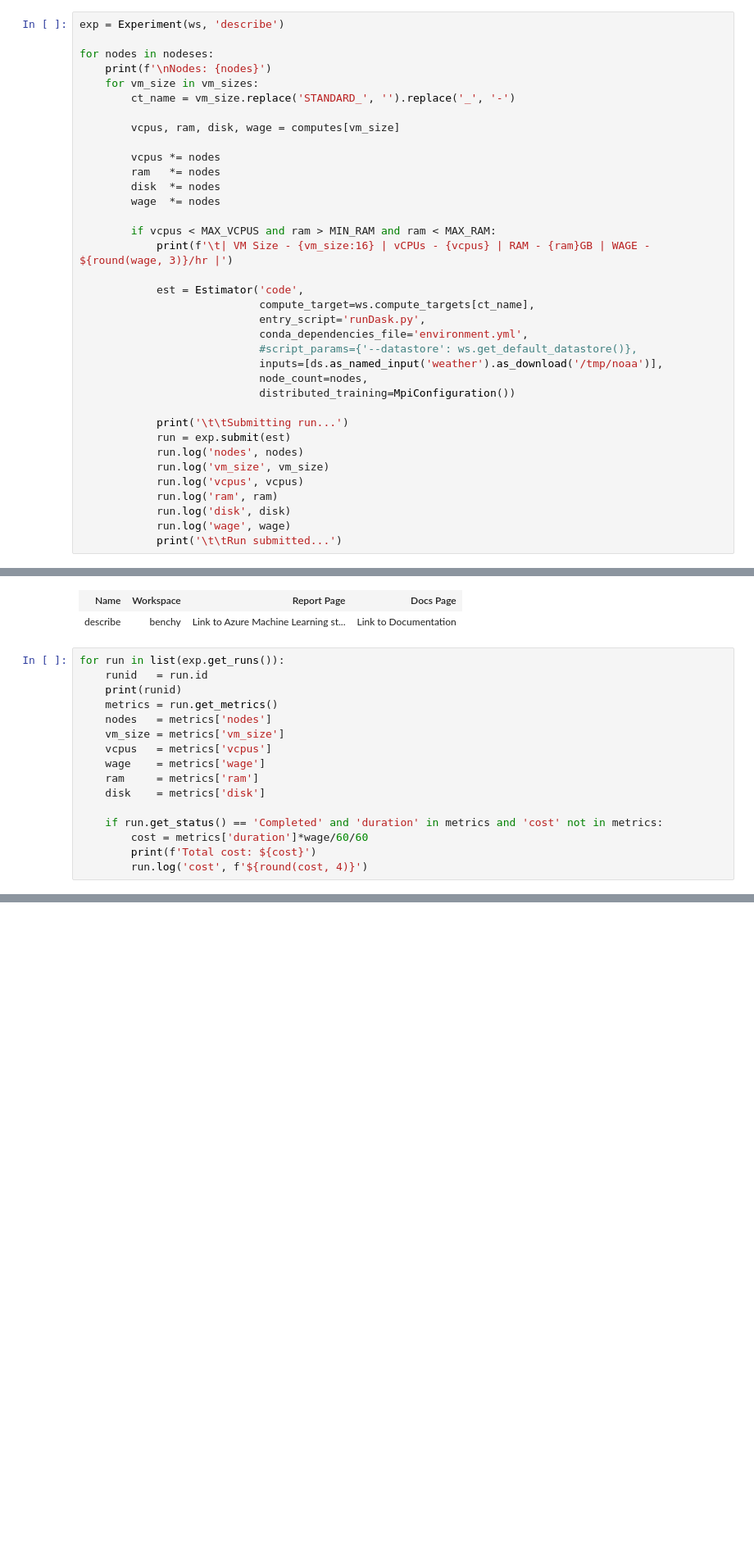
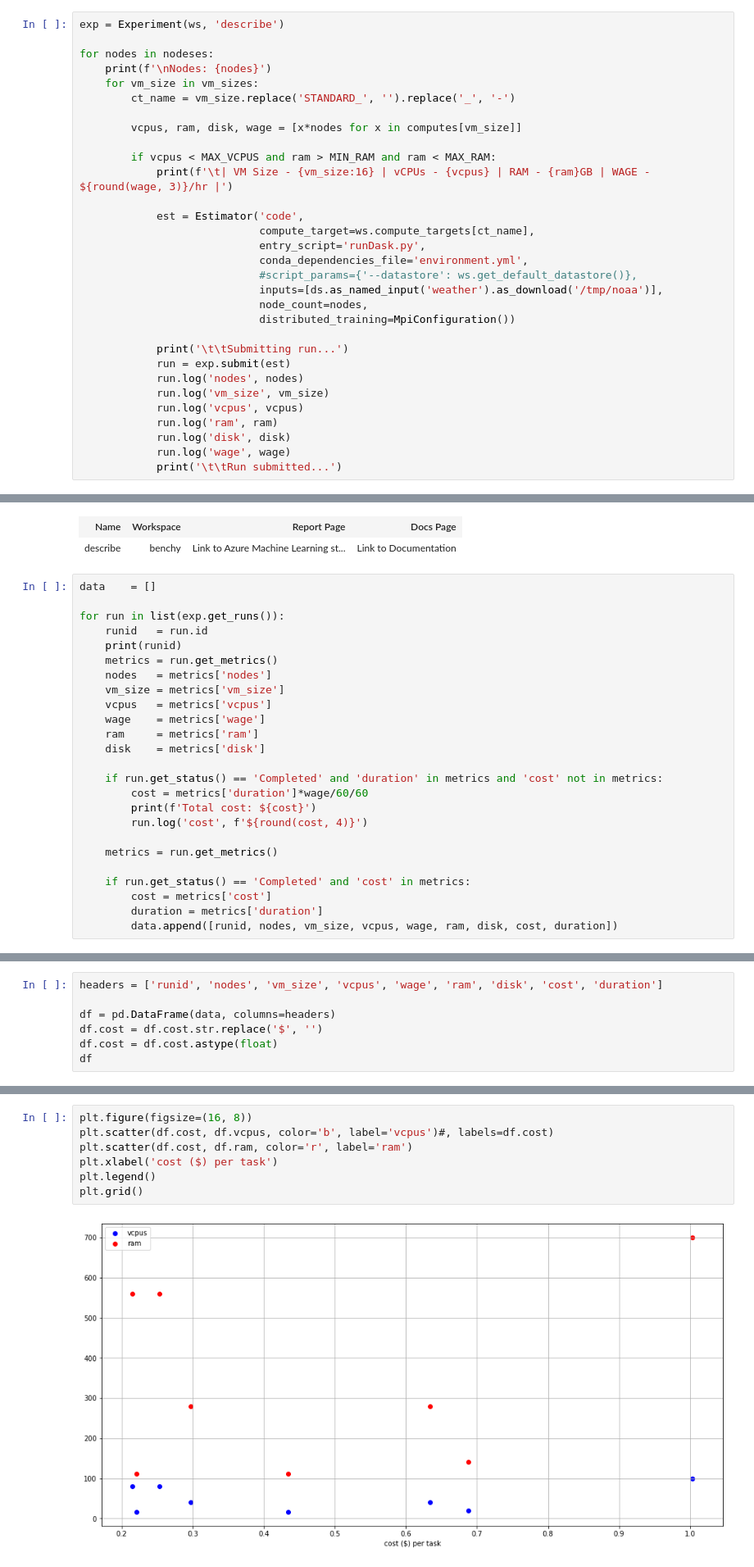
Before and after one commit to lostmygithubaccount/benchy, a Jupyter notebook: dask/benchmark.ipynb, the cells around one changed output, grey strips where cells are left out. Shown: that part at 82% size. Cells and saved outputs as stored; diff of their text form; blank space fills up the shorter version.

```diff
--- a/dask/benchmark.ipynb
+++ b/dask/benchmark.ipynb
@@ -96,12 +96,7 @@ for nodes in nodeses:
     for vm_size in vm_sizes:
         ct_name = vm_size.replace('STANDARD_', '').replace('_', '-')
 
-        vcpus, ram, disk, wage = computes[vm_size]
-
-        vcpus *= nodes
-        ram   *= nodes
-        disk  *= nodes
-        wage  *= nodes
+        vcpus, ram, disk, wage = [x*nodes for x in computes[vm_size]]
 
         if vcpus < MAX_VCPUS and ram > MIN_RAM and ram < MAX_RAM:
             print(f'\t| VM Size - {vm_size:16} | vCPUs - {vcpus} | RAM - {ram}GB | WAGE - ${round(wage, 3)}/hr |')
@@ -151,6 +146,8 @@ exp
 | Name | Workspace | Report Page | Docs Page |
 | describe | benchy | Link to Azure Machine Learning st... | Link to Documentation |
 # %%
+data    = []
+
 for run in list(exp.get_runs()):
     runid   = run.id
     print(runid)
@@ -166,6 +163,13 @@ for run in list(exp.get_runs()):
         cost = metrics['duration']*wage/60/60
         print(f'Total cost: ${cost}')
         run.log('cost', f'${round(cost, 4)}')
+
+    metrics = run.get_metrics()
+
+    if run.get_status() == 'Completed' and 'cost' in metrics:
+        cost = metrics['cost']
+        duration = metrics['duration']
+        data.append([runid, nodes, vm_size, vcpus, wage, ram, disk, cost, duration])
 # %% [output]
 describe_1576980205_e36001e3
 describe_1576979922_b2dd4f0a
@@ -197,0 +217,7 @@ run.get_metrics()
+# %%
+headers = ['runid', 'nodes', 'vm_size', 'vcpus', 'wage', 'ram', 'disk', 'cost', 'duration']
+
+df = pd.DataFrame(data, columns=headers)
+df.cost = df.cost.str.replace('$', '')
+df.cost = df.cost.astype(float)
+df
@@ -197,0 +234,9 @@ run.get_metrics()
+# %%
+plt.figure(figsize=(16, 8))
+plt.scatter(df.cost, df.vcpus, color='b', label='vcpus')#, labels=df.cost)
+plt.scatter(df.cost, df.ram, color='r', label='ram')
+plt.xlabel('cost ($) per task')
+plt.legend()
+plt.grid()
+# %% [output]
+[figure, added]
```
Also changed, not shown: parts of 11 cells of this notebook.
